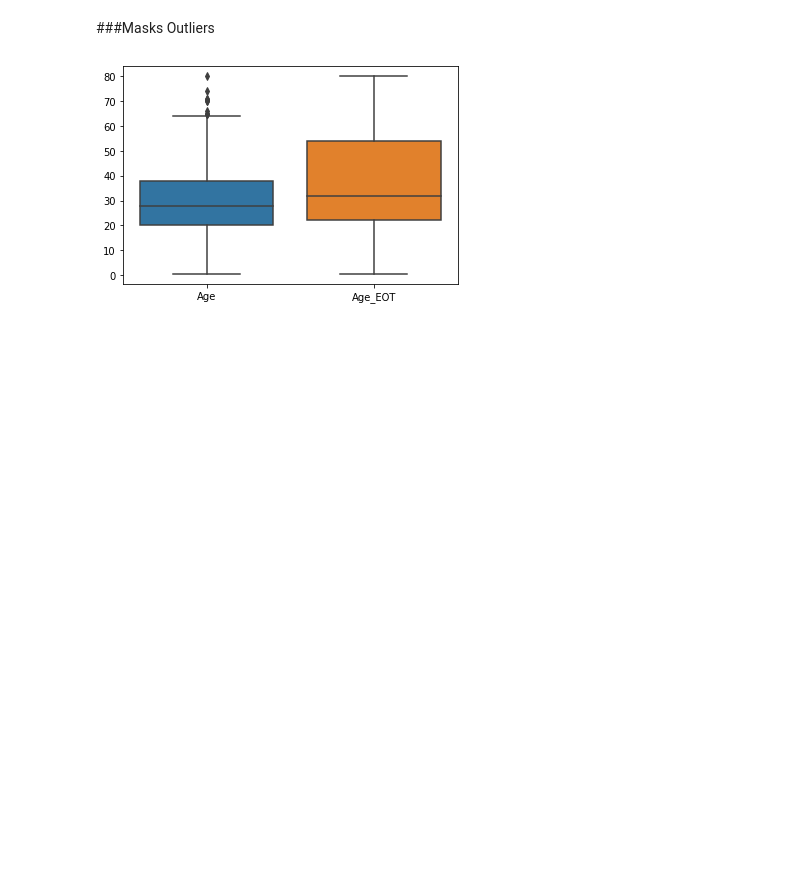
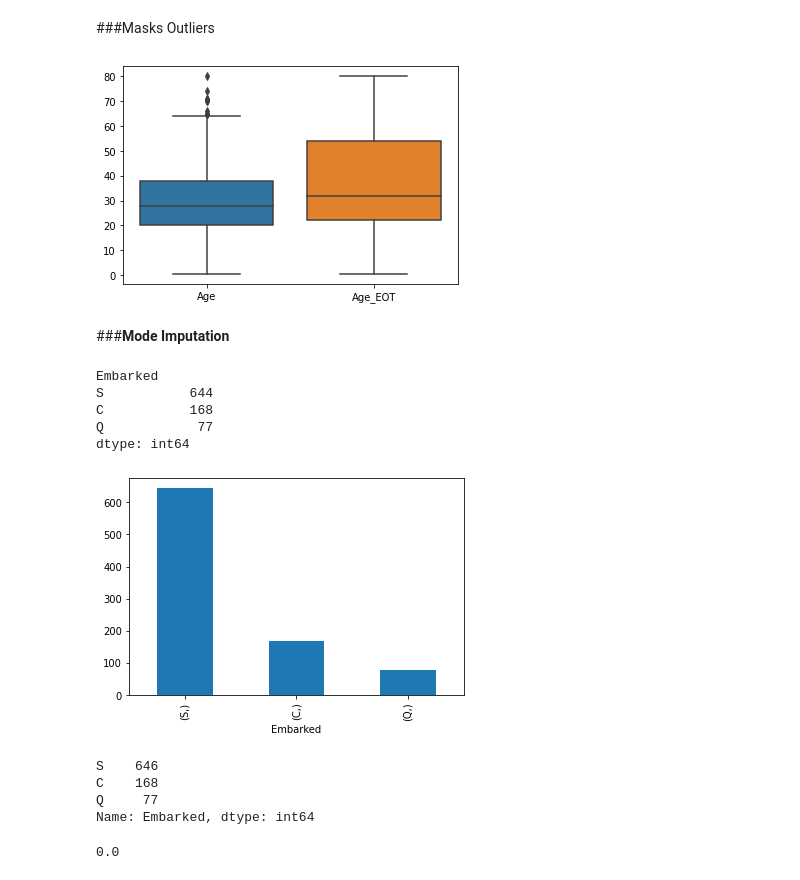
Before and after one commit to Suddhaswatta/Missing-Data-Imputation, a Jupyter notebook: Titanic_Missing_Explanatory_Data_Analysis.ipynb, the cells around one changed output. Cells and saved outputs as stored; diff of their text form; code cells hidden in the pictures; blank space fills up the shorter version.

```diff
--- a/Titanic_Missing_Explanatory_Data_Analysis.ipynb
+++ b/Titanic_Missing_Explanatory_Data_Analysis.ipynb
@@ -201,3 +212,18 @@ sns.boxplot(data=df_missing_age_eot)
 plt.show()
 # %% [output]
 [figure]
+# %% [markdown]
+###**Mode Imputation**
+# %%
+df[['Embarked']].value_counts()
+# %% [output]
+Embarked
+S           644
+C           168
+Q            77
+dtype: int64
+# %%
+df[['Embarked']].value_counts().plot.bar()
+plt.show()
+# %% [output]
+[figure, added]
@@ -203,0 +235,11 @@ plt.show()
+# %%
+df['Embarked'].value_counts()
+# %% [output]
+S    646
+C    168
+Q     77
+Name: Embarked, dtype: int64
+# %%
+df['Embarked'].isnull().mean()
+# %% [output]
+0.0
```
Also changed, not shown: parts of 7 cells of this notebook.
